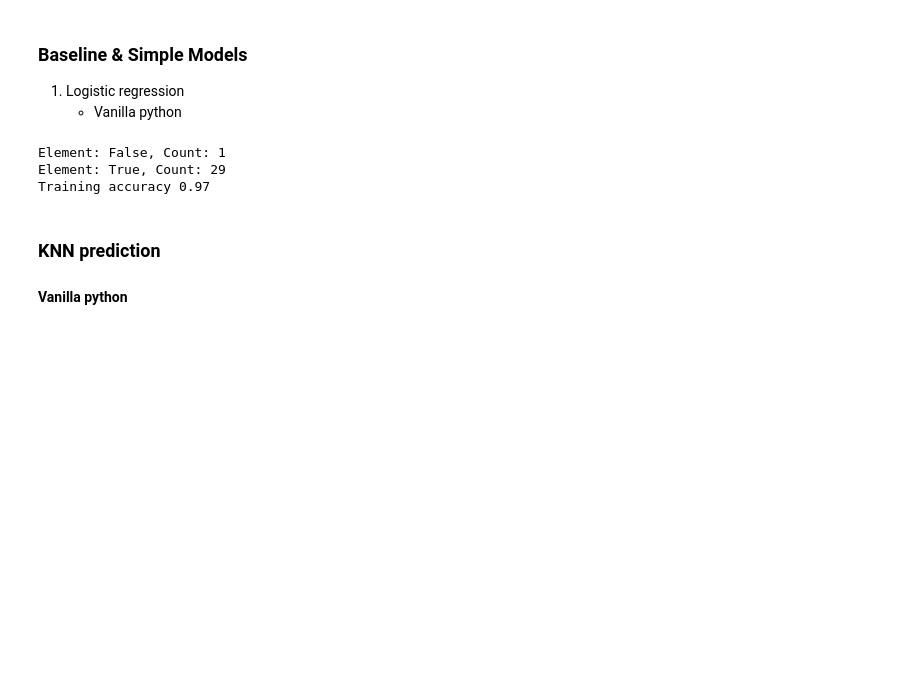
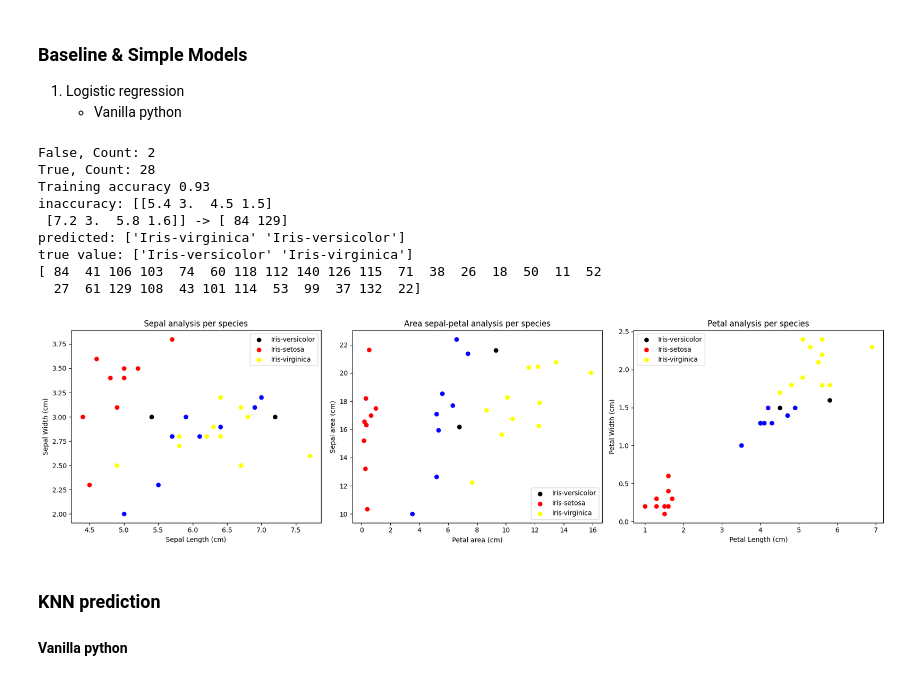
Before and after one commit to Pilibab/iris_classificaion_model, a Jupyter notebook: iris_classifier.ipynb, the cells around one changed output. Drawn from its saved outputs; the diff is of its cells as text; code cells hidden in the pictures; blank space fills up the shorter version.

Commit message:
restructure plotting to be Obj oriented, added evaluation function to visualize data

```diff
--- a/iris_classifier.ipynb
+++ b/iris_classifier.ipynb
@@ -228,7 +243,7 @@ def clean_data():
         "Iris-virginica":2
     }
 
-    Y = y.map(label)
+    Y = y.map(label).values
 
     # seperate testing and training data
     N = len(iris_df)
@@ -240,41 +255,60 @@ def clean_data():
     train_idx = indices[:split]
     test_idx = indices[split:]
 
     Xtrain = X[train_idx]
     Xtest = X[test_idx]
     Ytrain = Y[train_idx]
     Ytest = Y[test_idx]
 
-    return Xtrain, Xtest, Ytrain, Ytest
+    return Xtrain, Xtest, Ytrain, Ytest, train_idx, test_idx
 
 
 
 def predict(X,W,b):
     logits = forward(X, W, b)
     probs = softmax(logits)
     return np.argmax(probs, axis=1)
 
 
 
-def evaluate(X,Y,W,b):
+def evaluate(X,Y,W,b, df, test_idx):
     predicted_value = predict(X,W,b)
     matches = predicted_value == Y
+
+    species =np.array(["Iris-setosa",
+        "Iris-versicolor",
+        "Iris-virginica"])
 
     unique_elements, counts = np.unique(matches, return_counts=True)
 
     for element, count in zip(unique_elements, counts):
-        print(f"Element: {element}, Count: {count}")
+        print(f"{element}, Count: {count}")
 
+    wrong_label = np.where(matches == False)[0]
+    df_idx = test_idx[wrong_label]
     print(f"Training accuracy {np.mean(matches):.2f}")
-Xtrain, Xtest, Ytrain, Ytest  = clean_data()
+    print(f"inaccuracy: {X[wrong_label]} -> {df_idx}\npredicted: {species[predicted_value[wrong_label]]}\ntrue value: {species[Y[wrong_label]]}")
+    df = df.iloc[test_idx]
+    plot_predictions(df, df_idx)
+
+
+
+Xtrain, Xtest, Ytrain, Ytest, train_idx, test_idx  = clean_data()
 
 # get weight and bias for prediction
 w, b = train(Xtrain, Ytrain)
-evaluate(Xtest, Ytest,w,b)
+evaluate(Xtest, Ytest,w,b, iris_df, test_idx)
 # %% [output]
-Element: False, Count: 1
-Element: True, Count: 29
-Training accuracy 0.97
+False, Count: 2
+True, Count: 28
+Training accuracy 0.93
+inaccuracy: [[5.4 3.  4.5 1.5]
+ [7.2 3.  5.8 1.6]] -> [ 84 129]
+predicted: ['Iris-virginica' 'Iris-versicolor']
+true value: ['Iris-versicolor' 'Iris-virginica']
+[ 84  41 106 103  74  60 118 112 140 126 115  71  38  26  18  50  11  52
+  27  61 129 108  43 101 114  53  99  37 132  22]
+[figure, added]
 # %% [markdown]
 ### __KNN prediction__
 #### Vanilla python
```
Also changed, not shown: parts of 1 cell of this notebook.
